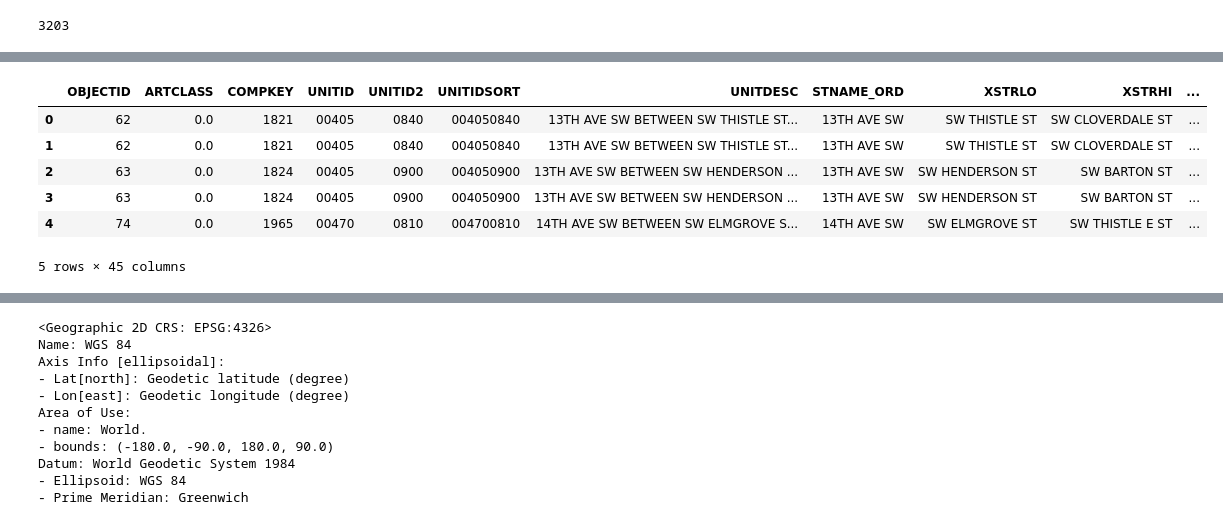
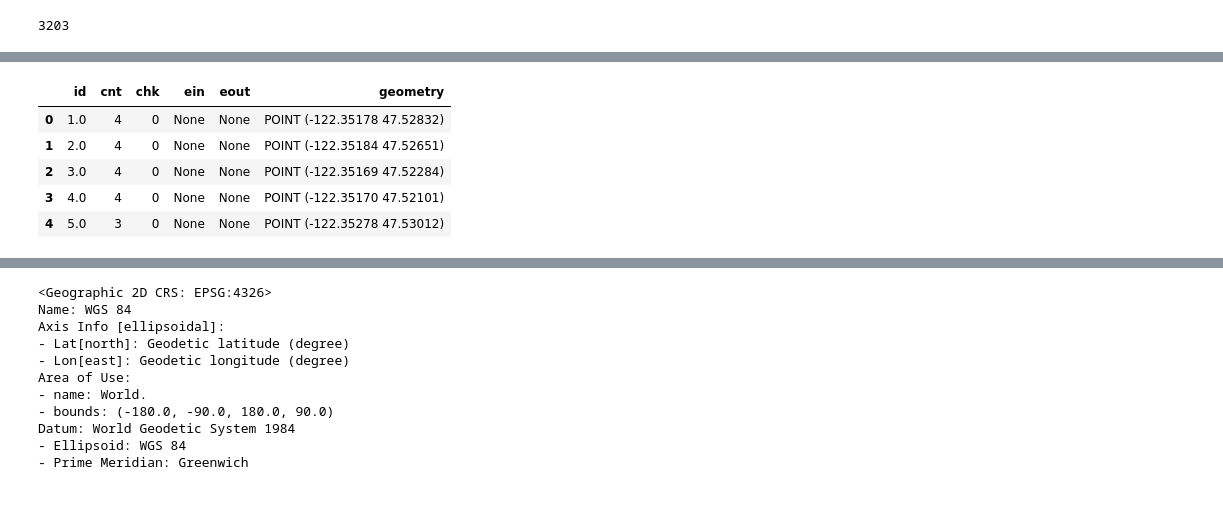
Before and after one commit to chintanp/west_sea_evac_cet513project, a Jupyter notebook: osm_west_seattle.ipynb, the cells around one changed output, grey strips where cells are left out. Saved outputs shown, nothing was run; the diff lists cells and outputs as text; code cells hidden in the pictures.

Commit message:
WIP west sea

```diff
--- a/osm_west_seattle.ipynb
+++ b/osm_west_seattle.ipynb
@@ -38,12 +67,11 @@ len(west_sea['OBJECTID'].unique())
 # %%
 # Read in the shapefile containing Start and End points generated using 'Extract Specific Points' in QGIS for 0,-1 vertex indices
-west_sea_start_end = gpd.read_file('shapefiles/west_sea/west_sea_start_end.shp')
+west_sea_start_end = gpd.read_file('shapefiles/west_sea/west_sea_cleaned2_nodes.shp')
 west_sea_start_end.head()
 # %% [output]
-|  | OBJECTID | ARTCLASS | COMPKEY | UNITID | UNITID2 | UNITIDSORT | UNITDESC | STNAME_ORD | XSTRLO | XSTRHI | ... |
-| 0 | 62 | 0.0 | 1821 | 00405 | 0840 | 004050840 | 13TH AVE SW BETWEEN SW THISTLE ST... | 13TH AVE SW | SW THISTLE ST | SW CLOVERDALE ST | ... |
-| 1 | 62 | 0.0 | 1821 | 00405 | 0840 | 004050840 | 13TH AVE SW BETWEEN SW THISTLE ST... | 13TH AVE SW | SW THISTLE ST | SW CLOVERDALE ST | ... |
-| 2 | 63 | 0.0 | 1824 | 00405 | 0900 | 004050900 | 13TH AVE SW BETWEEN SW HENDERSON ... | 13TH AVE SW | SW HENDERSON ST | SW BARTON ST | ... |
-| 3 | 63 | 0.0 | 1824 | 00405 | 0900 | 004050900 | 13TH AVE SW BETWEEN SW HENDERSON ... | 13TH AVE SW | SW HENDERSON ST | SW BARTON ST | ... |
-| 4 | 74 | 0.0 | 1965 | 00470 | 0810 | 004700810 | 14TH AVE SW BETWEEN SW ELMGROVE S... | 14TH AVE SW | SW ELMGROVE ST | SW THISTLE E ST | ... |
+|  | id | cnt | chk | ein | eout | geometry |
+| 0 | 1.0 | 4 | 0 | None | None | POINT (-122.35178 47.52832) |
+| 1 | 2.0 | 4 | 0 | None | None | POINT (-122.35184 47.52651) |
+| 2 | 3.0 | 4 | 0 | None | None | POINT (-122.35169 47.52284) |
+| 3 | 4.0 | 4 | 0 | None | None | POINT (-122.35170 47.52101) |
+| 4 | 5.0 | 3 | 0 | None | None | POINT (-122.35278 47.53012) |
-5 rows × 45 columns
```
Also changed, not shown: parts of 64 cells of this notebook, 21 other files.
